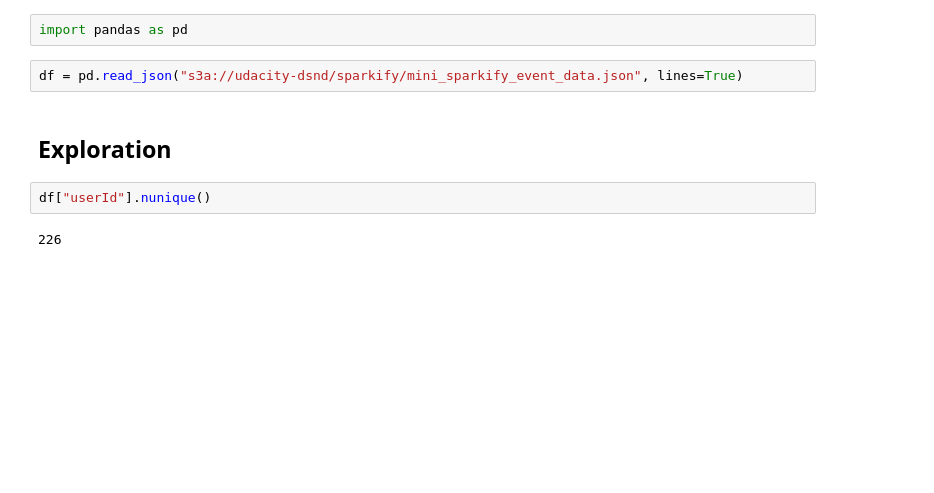
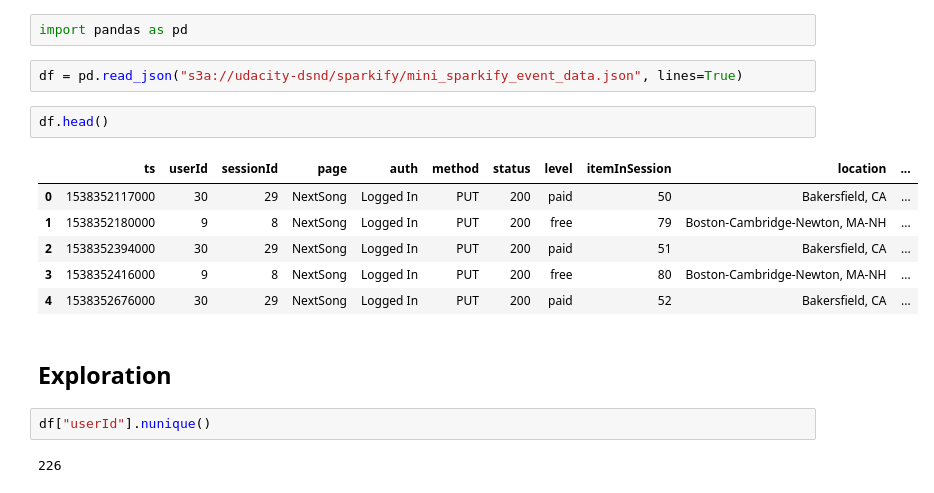
Before and after one commit to gkap720/sparkify-churn, a Jupyter notebook: EDA.ipynb, the cells around one changed output. Cells and saved outputs as stored; diff of their text form; blank space fills up the shorter version.

```diff
--- a/EDA.ipynb
+++ b/EDA.ipynb
@@ -2,6 +2,15 @@
 import pandas as pd
 # %%
 df = pd.read_json("s3a://udacity-dsnd/sparkify/mini_sparkify_event_data.json", lines=True)
+# %%
+df.head()
+# %% [output]
+|  | ts | userId | sessionId | page | auth | method | status | level | itemInSession | location | ... |
+| 0 | 1538352117000 | 30 | 29 | NextSong | Logged In | PUT | 200 | paid | 50 | Bakersfield, CA | ... |
+| 1 | 1538352180000 | 9 | 8 | NextSong | Logged In | PUT | 200 | free | 79 | Boston-Cambridge-Newton, MA-NH | ... |
+| 2 | 1538352394000 | 30 | 29 | NextSong | Logged In | PUT | 200 | paid | 51 | Bakersfield, CA | ... |
+| 3 | 1538352416000 | 9 | 8 | NextSong | Logged In | PUT | 200 | free | 80 | Boston-Cambridge-Newton, MA-NH | ... |
+| 4 | 1538352676000 | 30 | 29 | NextSong | Logged In | PUT | 200 | paid | 52 | Bakersfield, CA | ... |
 # %% [markdown]
 ## Exploration
 # %%
```
Also changed, not shown: parts of 9 cells of this notebook.
